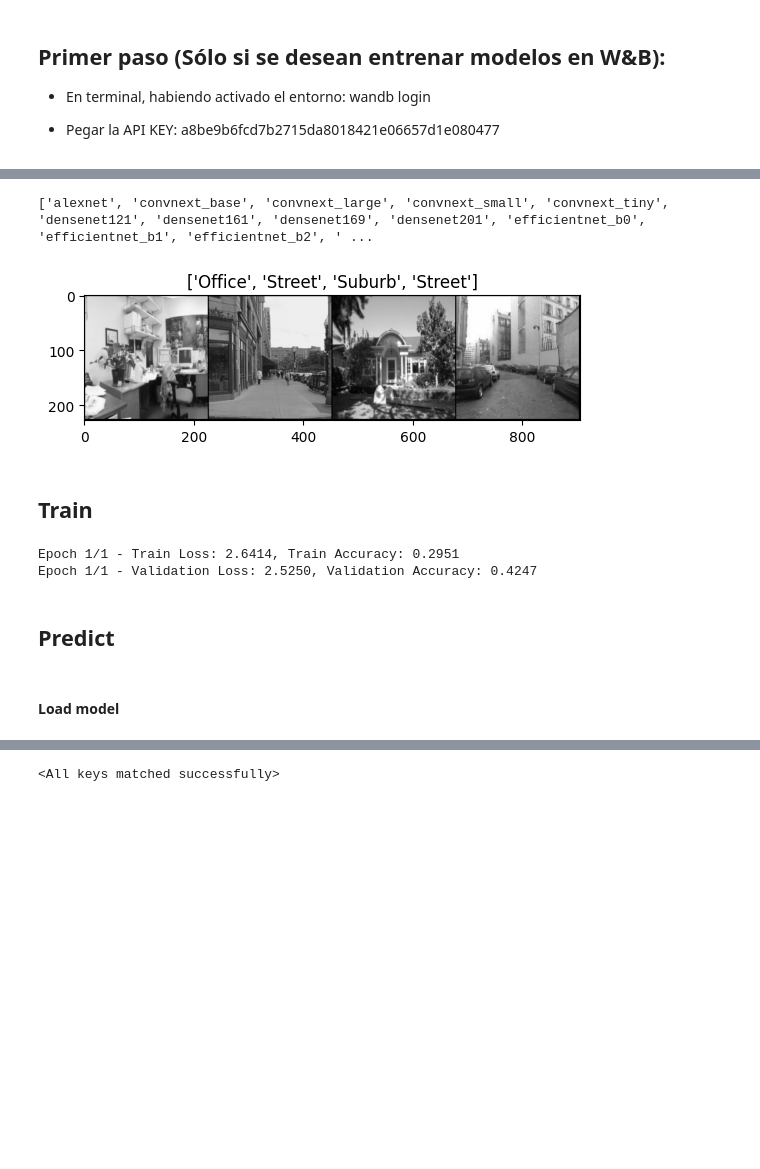
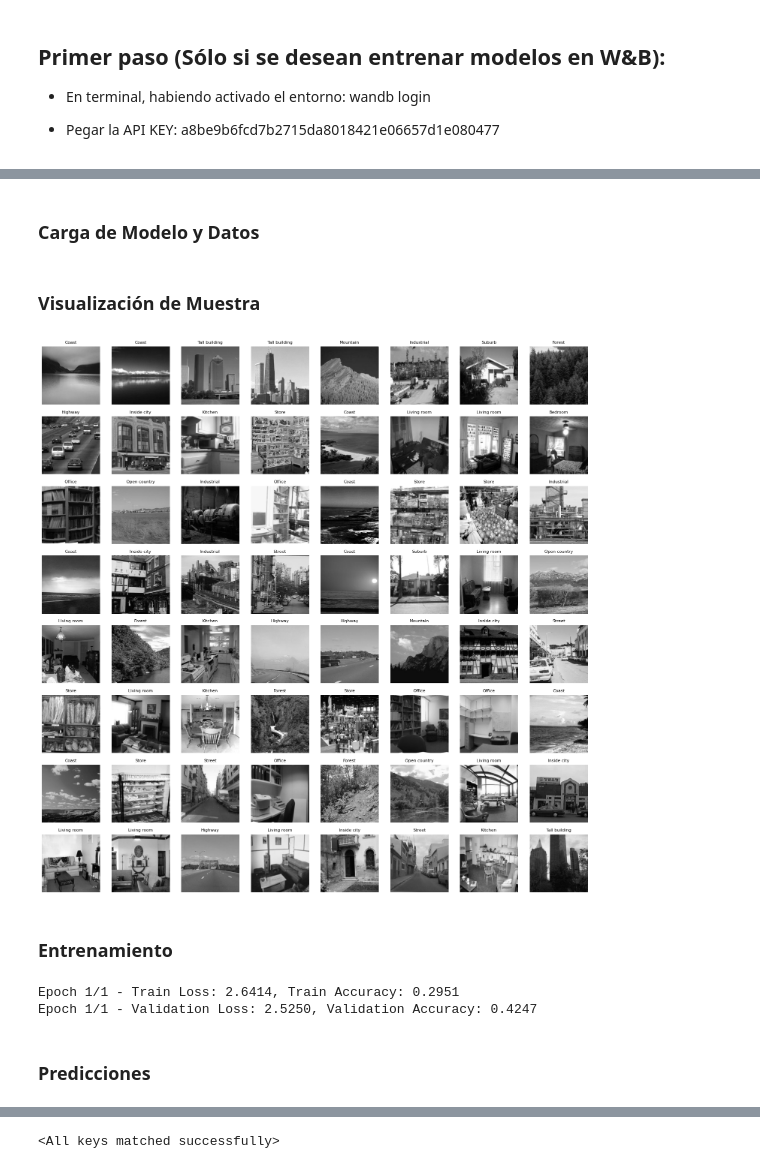
Before and after one commit to juanls1/ML2_Trabajos, a Jupyter notebook: 2nd project/project.ipynb, the cells around one changed output, grey strips where cells are left out. Saved outputs shown, nothing was run; the diff lists cells and outputs as text; code cells hidden in the pictures; blank space fills up the shorter version.

```diff
--- a/2nd project/project.ipynb
+++ b/2nd project/project.ipynb
@@ -33,9 +34,8 @@ import random
+# %% [markdown]
+### Carga de Modelo y Datos
 # %%
 # Pytorch has many pre-trained models that can be used for transfer learning
 classification_models = torchvision.models.list_models(module=torchvision.models)
-print(classification_models)
-# %% [output]
-['alexnet', 'convnext_base', 'convnext_large', 'convnext_small', 'convnext_tiny', 'densenet121', 'densenet161', 'densenet169', 'densenet201', 'efficientnet_b0', 'efficientnet_b1', 'efficientnet_b2', ' ...
 # %%
 # Load data and model
 train_dir = 'data/training'
@@ -46,31 +46,22 @@ train_loader, valid_loader, num_classes = load_data(train_dir,
                                                     batch_size=32,
                                                     img_size=224) # ResNet50 requires 224x224 images
 model = CNN(torchvision.models.resnet50(weights='DEFAULT'), num_classes)
-# %%
-# Visualize a few images
-def imshow(inp, title=None):
-    """Imshow for Tensor."""
-    inp = inp.numpy().transpose((1, 2, 0))
-    inp = np.clip(inp, 0, 1)
-    plt.imshow(inp)
-    if title is not None:
-        plt.title(title)
-    plt.pause(0.001)  # pause a bit so that plots are updated
-
-# Get a few random images
-random_indices = np.random.choice(len(valid_loader.dataset), size=4, replace=False)
-inputs = []
-classes = []
-for i in random_indices:
-    inputs.append(valid_loader.dataset[i][0])
-    classes.append(valid_loader.dataset[i][1])
-out = torchvision.utils.make_grid(inputs)
-classnames = train_loader.dataset.classes
-imshow(out, title=[classnames[x] for x in classes])
-# %% [output]
-[figure, removed]
+# %% [markdown]
+### Visualización de Muestra
+# %%
+# Obtener 8x8 imágenes aleatorias
+random_indices = np.random.choice(len(valid_loader.dataset), size=64, replace=False)
+images = [valid_loader.dataset[i][0] for i in random_indices]
+classes = [valid_loader.dataset[i][1] for i in random_indices]
+classnames = train_loader.dataset.classes
+titles = [classnames[x] for x in classes]
+
+# Mostrar la cuadrícula de imágenes
+show_images_grid(images, titles, rows=8, cols=8)
+# %% [output]
+[figure, added]
 # %% [markdown]
-## Train
+### Entrenamiento
 # %%
 optimizer = torch.optim.Adam(model.parameters(), lr=1e-4)
 criterion = nn.CrossEntropyLoss()
@@ -81,6 +72,4 @@ Epoch 1/1 - Validation Loss: 2.5250, Validation Accuracy: 0.4247
 # %%
 model.save('resnet50-1epoch')
 # %% [markdown]
-## Predict
+### Predicciones
-# %% [markdown]
-#### Load model
```
Also changed, not shown: parts of 7 cells of this notebook, 1 other file.
